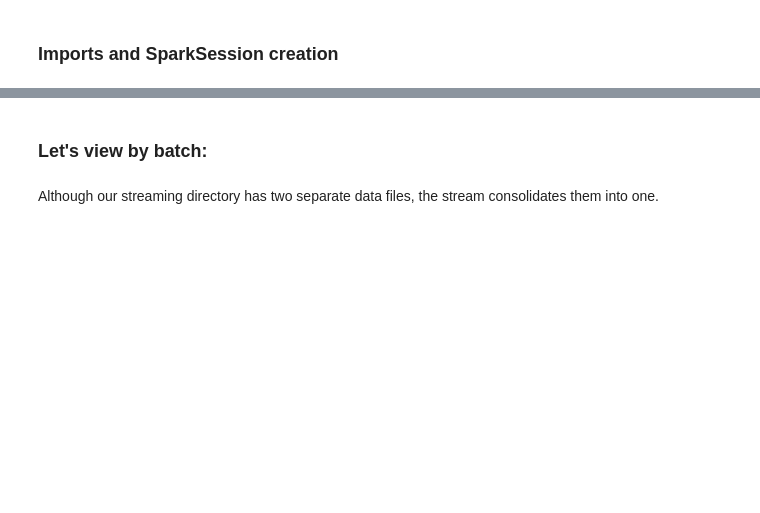
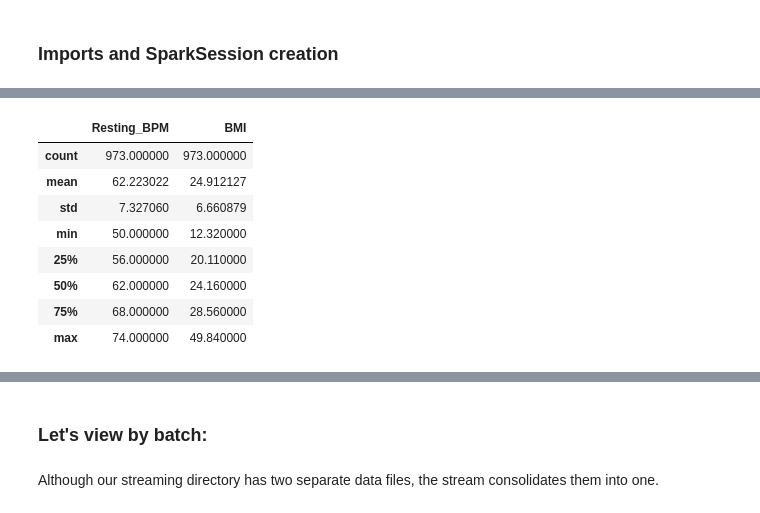
Before and after one commit to kklimov1/AngularSparkDataScienceProject, a Jupyter notebook: healthAnalysis.ipynb, the cells around one changed output, grey strips where cells are left out. Saved outputs shown, nothing was run; the diff lists cells and outputs as text; code cells hidden in the pictures; blank space fills up the shorter version.

```diff
--- a/healthAnalysis.ipynb
+++ b/healthAnalysis.ipynb
@@ -39,0 +97,12 @@ only showing top 3 rows
+# %%
+df_bpm_bmi.describe()
+# %% [output]
+|  | Resting_BPM | BMI |
+| count | 973.000000 | 973.000000 |
+| mean | 62.223022 | 24.912127 |
+| std | 7.327060 | 6.660879 |
+| min | 50.000000 | 12.320000 |
+| 25% | 56.000000 | 20.110000 |
+| 50% | 62.000000 | 24.160000 |
+| 75% | 68.000000 | 28.560000 |
+| max | 74.000000 | 49.840000 |
```
Also changed, not shown: parts of 19 cells of this notebook.
